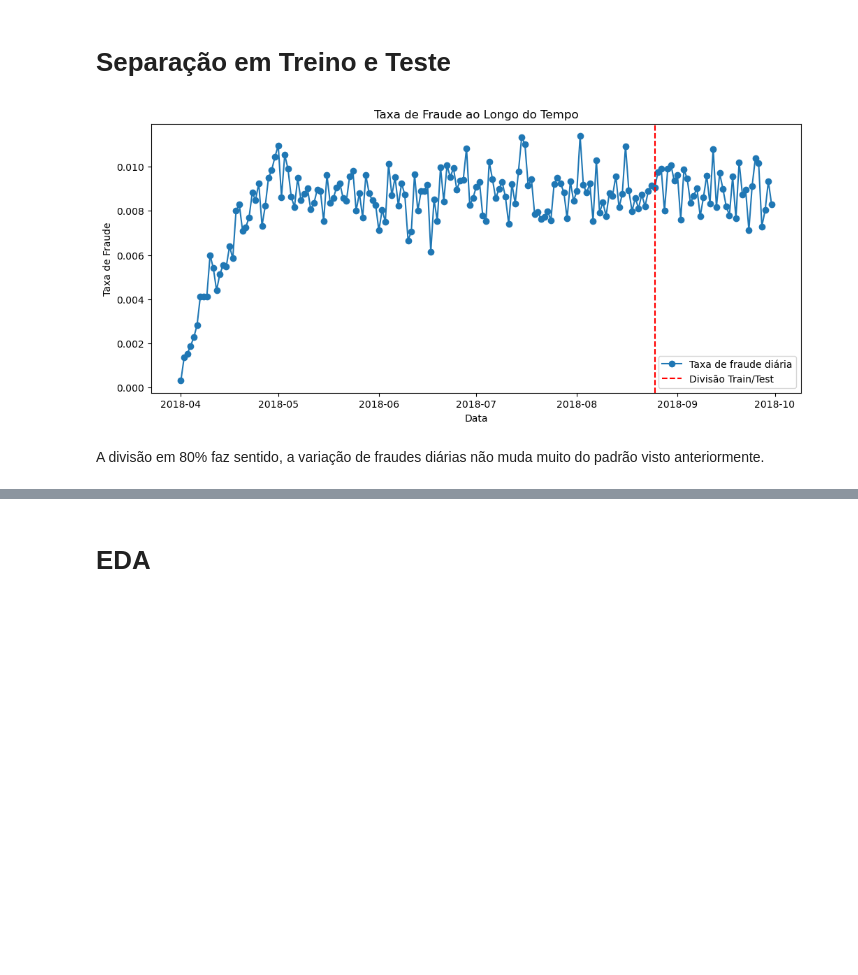
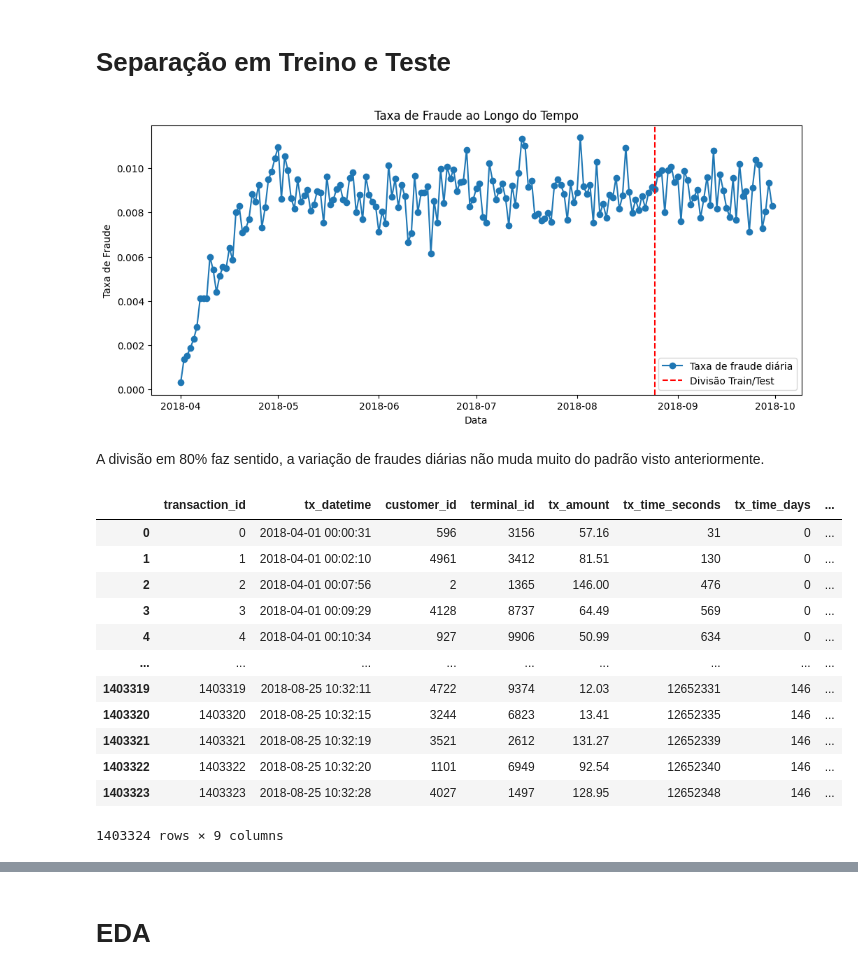
Before and after one commit to CaioMendes92/fraud_detection, a Jupyter notebook: cycles/cycle-01.ipynb, the cells around one changed output, grey strips where cells are left out. Drawn from its saved outputs; the diff is of its cells as text; code cells hidden in the pictures; blank space fills up the shorter version.

```diff
--- a/cycles/cycle-01.ipynb
+++ b/cycles/cycle-01.ipynb
@@ -90,8 +92,9 @@ from sklearn.model_selection import train_test_split
 # %%
 main_dir = '../'
 
-transactions_df = pd.read_csv(f'{main_dir}data/csv_raw_files/transactions.csv')
-customer_profiles_table = pd.read_csv(f'{main_dir}data/csv_raw_files/customer_profiles_table.csv')
+transactions_df = pd.read_csv(f'{main_dir}data/csv_raw_files/new_transactions.csv')
+customer_profiles_table = pd.read_csv(f'{main_dir}data/csv_raw_files/new_customer_profiles_table.csv')
+terminal_profiles_table = pd.read_csv(f'{main_dir}data/csv_raw_files/new_terminal_profiles_table.csv')
 # %% [markdown]
 # Checando Tipos
 # %%
@@ -177,7 +199,7 @@ test_df = transactions_df[transactions_df["tx_datetime"] >= split_date]
 # %%
 transactions_df["tx_date"] = transactions_df["tx_datetime"].dt.date
 fraude_por_dia = transactions_df.groupby("tx_date")["tx_fraud"].mean()
-
+split_date = transactions_df["tx_datetime"].quantile(0.8)
 
 plt.figure(figsize=(12, 5))
 plt.plot(fraude_por_dia, marker="o", linestyle="-", label="Taxa de fraude diária")
@@ -188,6 +210,6 @@ plt.title("Taxa de Fraude ao Longo do Tempo")
 plt.legend()
 plt.show()
 # %% [output]
-[figure, old version]
+[figure, new version]
 # %% [markdown]
 A divisão em 80% faz sentido, a variação de fraudes diárias não muda muito do padrão visto anteriormente.
@@ -193,0 +223,16 @@ A divisão em 80% faz sentido, a variação de fraudes diárias não muda muito
+# %%
+train_df
+# %% [output]
+|  | transaction_id | tx_datetime | customer_id | terminal_id | tx_amount | tx_time_seconds | tx_time_days | ... |
+| 0 | 0 | 2018-04-01 00:00:31 | 596 | 3156 | 57.16 | 31 | 0 | ... |
+| 1 | 1 | 2018-04-01 00:02:10 | 4961 | 3412 | 81.51 | 130 | 0 | ... |
+| 2 | 2 | 2018-04-01 00:07:56 | 2 | 1365 | 146.00 | 476 | 0 | ... |
+| 3 | 3 | 2018-04-01 00:09:29 | 4128 | 8737 | 64.49 | 569 | 0 | ... |
+| 4 | 4 | 2018-04-01 00:10:34 | 927 | 9906 | 50.99 | 634 | 0 | ... |
+| ... | ... | ... | ... | ... | ... | ... | ... | ... |
+| 1403319 | 1403319 | 2018-08-25 10:32:11 | 4722 | 9374 | 12.03 | 12652331 | 146 | ... |
+| 1403320 | 1403320 | 2018-08-25 10:32:15 | 3244 | 6823 | 13.41 | 12652335 | 146 | ... |
+| 1403321 | 1403321 | 2018-08-25 10:32:19 | 3521 | 2612 | 131.27 | 12652339 | 146 | ... |
+| 1403322 | 1403322 | 2018-08-25 10:32:20 | 1101 | 6949 | 92.54 | 12652340 | 146 | ... |
+| 1403323 | 1403323 | 2018-08-25 10:32:28 | 4027 | 1497 | 128.95 | 12652348 | 146 | ... |
+1403324 rows × 9 columns
```
Also changed, not shown: parts of 35 cells of this notebook, 3 other files.
